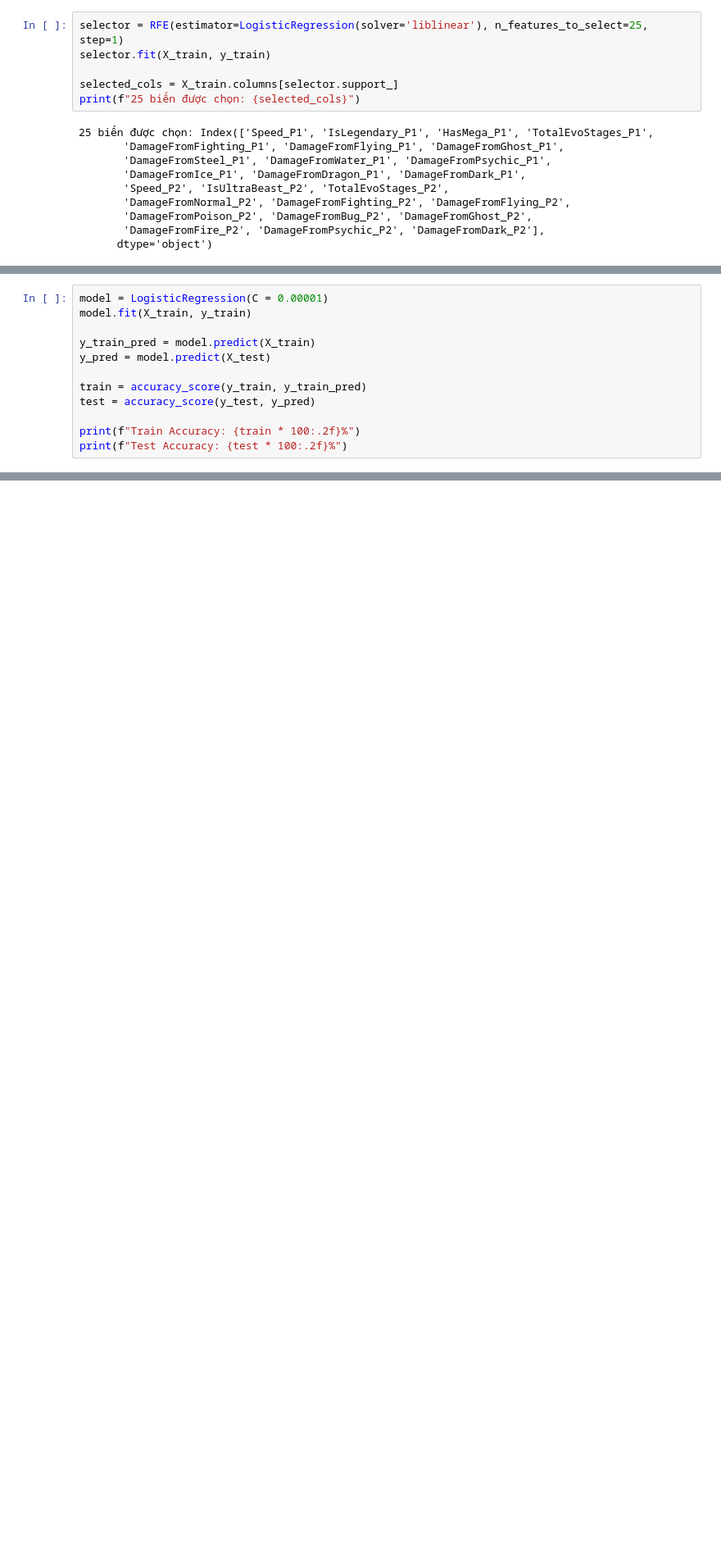
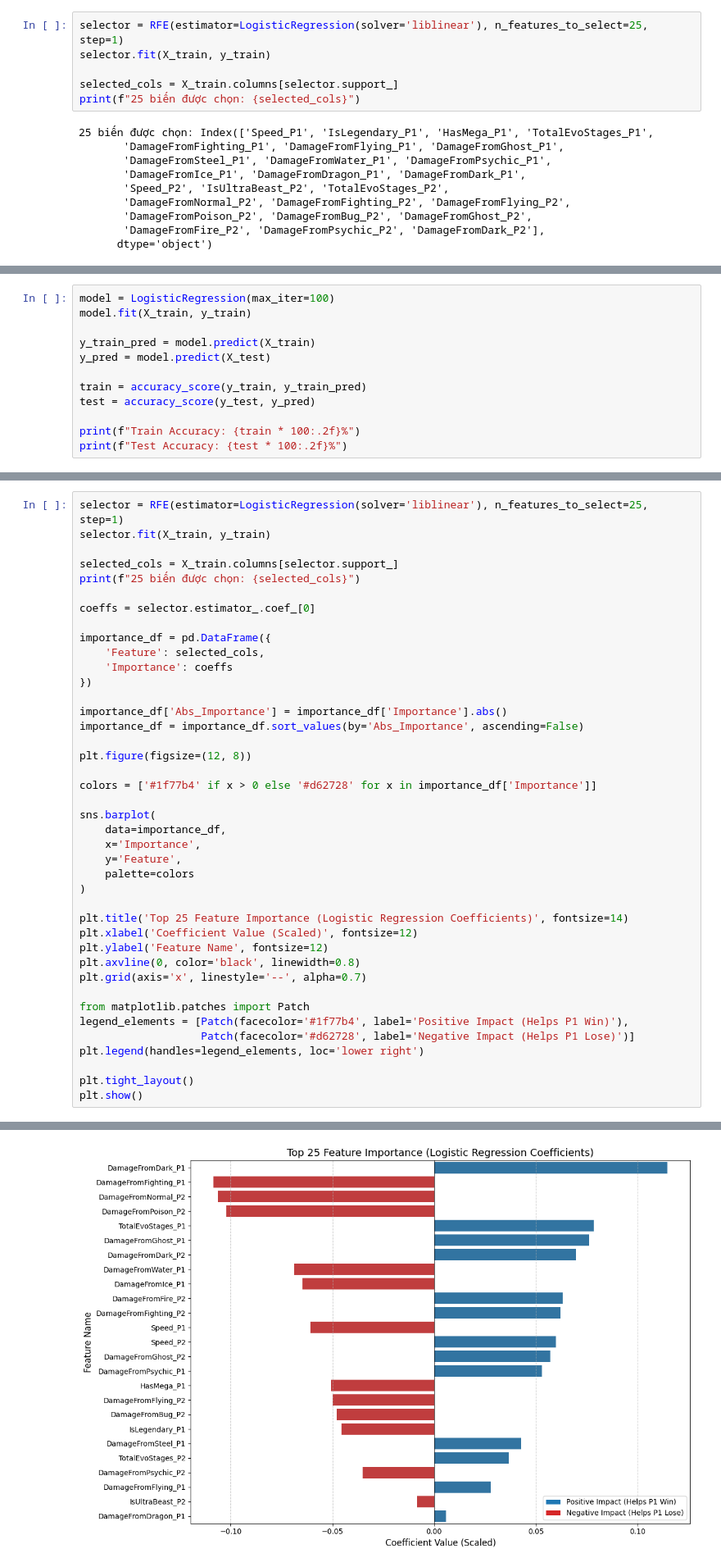
Before and after one commit to rizerize-1/pokemon, a Jupyter notebook: DirtyModel.ipynb, the cells around one changed output, grey strips where cells are left out. Shown at 82% size. Cells and saved outputs as stored; diff of their text form; blank space fills up the shorter version.

```diff
--- a/DirtyModel.ipynb
+++ b/DirtyModel.ipynb
@@ -106,5 +122,5 @@ print(f"25 biến được chọn: {selected_cols}")
 # %%
-model = LogisticRegression(C = 0.00001)
+model = LogisticRegression(max_iter=100)
 model.fit(X_train, y_train)
 
 y_train_pred = model.predict(X_train)
@@ -128,0 +179,42 @@ Please also refer to the documentation for alternative solver options:
+# %%
+selector = RFE(estimator=LogisticRegression(solver='liblinear'), n_features_to_select=25, step=1)
+selector.fit(X_train, y_train)
+
+selected_cols = X_train.columns[selector.support_]
+print(f"25 biến được chọn: {selected_cols}")
+
+coeffs = selector.estimator_.coef_[0]
+
+importance_df = pd.DataFrame({
+    'Feature': selected_cols,
+    'Importance': coeffs
+})
+
+importance_df['Abs_Importance'] = importance_df['Importance'].abs()
+importance_df = importance_df.sort_values(by='Abs_Importance', ascending=False)
+
+plt.figure(figsize=(12, 8))
+
+colors = ['#1f77b4' if x > 0 else '#d62728' for x in importance_df['Importance']]
+
+sns.barplot(
+    data=importance_df,
+    x='Importance',
+    y='Feature',
+    palette=colors
+)
+
+plt.title('Top 25 Feature Importance (Logistic Regression Coefficients)', fontsize=14)
+plt.xlabel('Coefficient Value (Scaled)', fontsize=12)
+plt.ylabel('Feature Name', fontsize=12)
+plt.axvline(0, color='black', linewidth=0.8)
+plt.grid(axis='x', linestyle='--', alpha=0.7)
+
+from matplotlib.patches import Patch
+legend_elements = [Patch(facecolor='#1f77b4', label='Positive Impact (Helps P1 Win)'),
+                   Patch(facecolor='#d62728', label='Negative Impact (Helps P1 Lose)')]
+plt.legend(handles=legend_elements, loc='lower right')
+
+plt.tight_layout()
+plt.show()
+# %% [output]
@@ -128,0 +233 @@ Please also refer to the documentation for alternative solver options:
+[figure, added]
```
Also changed, not shown: parts of 11 cells of this notebook.
